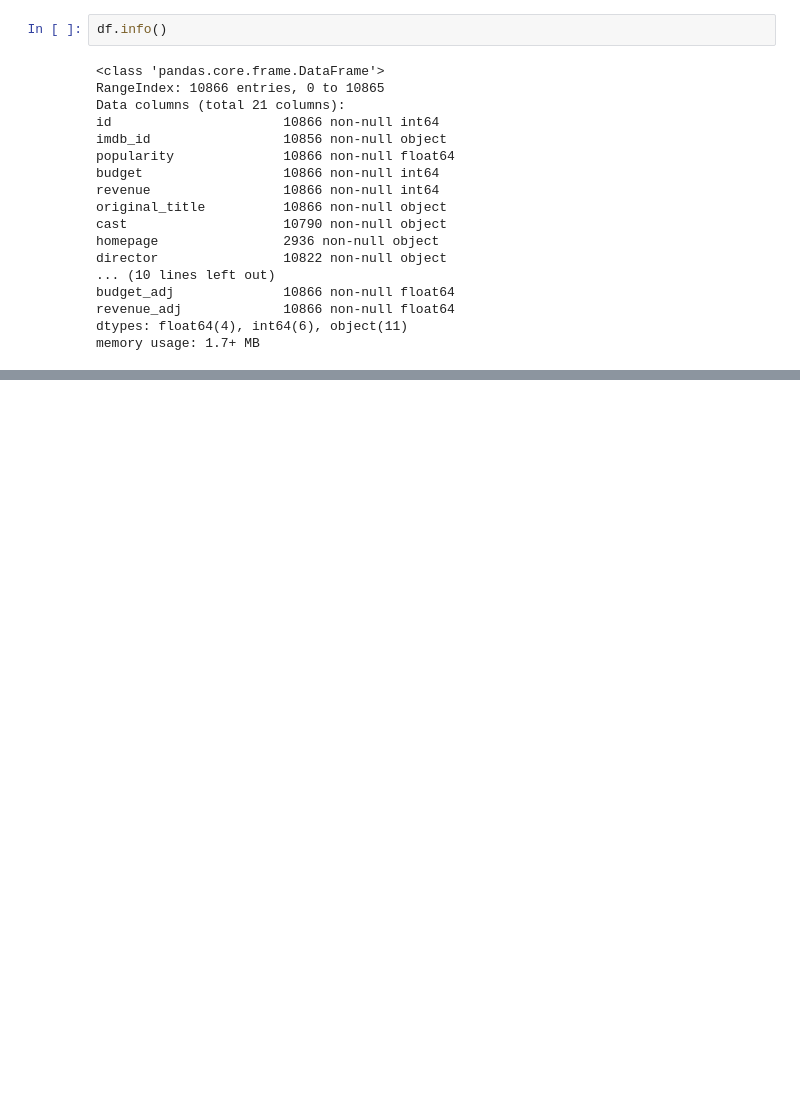
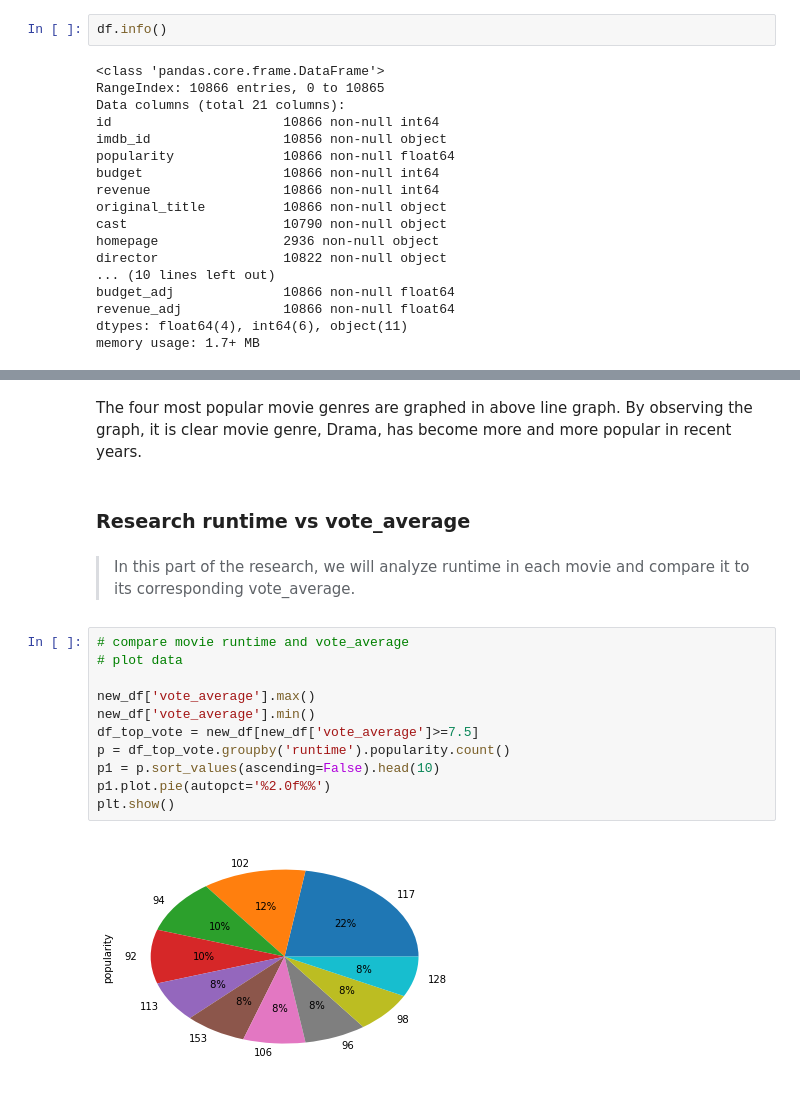
Before and after one commit to Karen12H/TMDb-movie-analysis, a Jupyter notebook: TMDb Movie Data Analysis.ipynb, the cells around one changed output, grey strips where cells are left out. Drawn from its saved outputs; the diff is of its cells as text; blank space fills up the shorter version.

```diff
--- a/TMDb Movie Data Analysis.ipynb
+++ b/TMDb Movie Data Analysis.ipynb
@@ -269,0 +262,19 @@ nan
+# %% [markdown]
+The four most popular movie genres are graphed in above line graph. By observing the graph, it is clear movie genre, Drama, has become more and more popular in recent years.
+# %% [markdown]
+### Research runtime vs vote_average
+# %% [markdown]
+> In this part of the research, we will analyze runtime in each movie and compare it to its corresponding vote_average.
+# %%
+# compare movie runtime and vote_average
+# plot data
+
+new_df['vote_average'].max()
+new_df['vote_average'].min()
+df_top_vote = new_df[new_df['vote_average']>=7.5]
+p = df_top_vote.groupby('runtime').popularity.count()
+p1 = p.sort_values(ascending=False).head(10)
+p1.plot.pie(autopct='%2.0f%%')
+plt.show()
+# %% [output]
+[figure, added]
```
Also changed, not shown: parts of 56 cells of this notebook, 1 other file.
